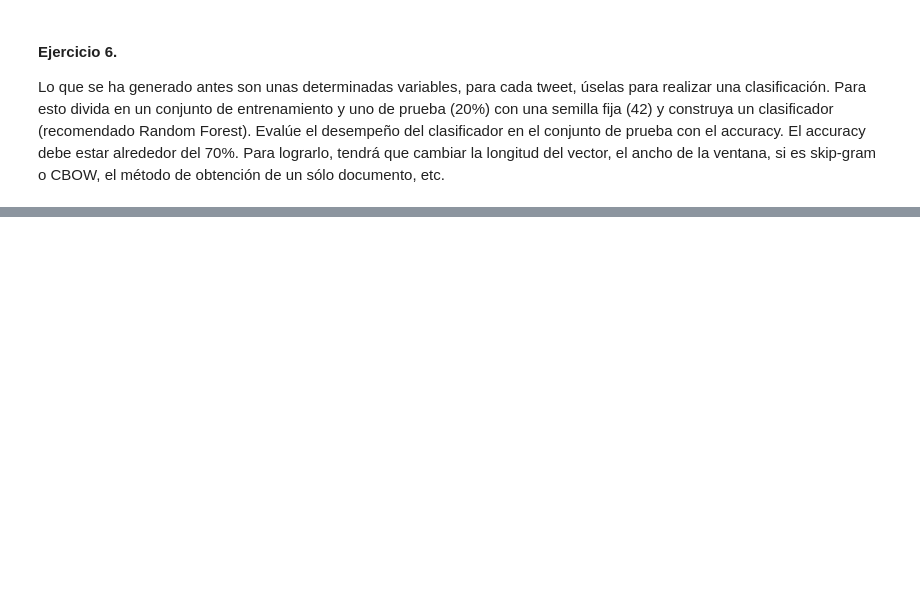
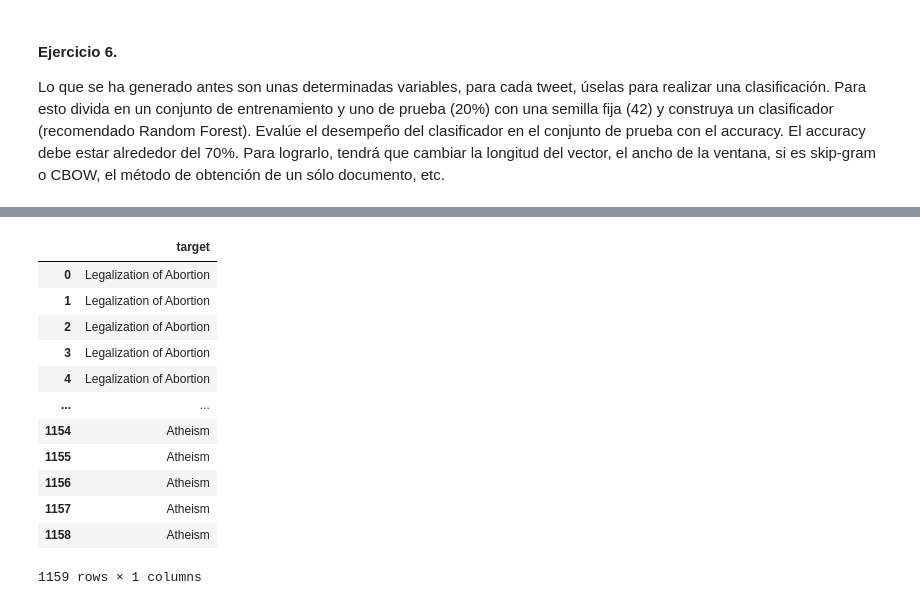
Before and after one commit to jesuarezt/nlp_course, a Jupyter notebook: tareas_talleres/taller_1_2_w2v/FINAL_MBT1_2_est.ipynb, the cells around one changed output, grey strips where cells are left out. Saved outputs shown, nothing was run; the diff lists cells and outputs as text; code cells hidden in the pictures; blank space fills up the shorter version.

```diff
--- a/tareas_talleres/taller_1_2_w2v/FINAL_MBT1_2_est.ipynb
+++ b/tareas_talleres/taller_1_2_w2v/FINAL_MBT1_2_est.ipynb
@@ -352,3 +486,18 @@ X
 # %%
 #obtener variable objetivo
 y=pd.DataFrame(df2['target'])
+y
+# %% [output]
+|  | target |
+| 0 | Legalization of Abortion |
+| 1 | Legalization of Abortion |
+| 2 | Legalization of Abortion |
+| 3 | Legalization of Abortion |
+| 4 | Legalization of Abortion |
+| ... | ... |
+| 1154 | Atheism |
+| 1155 | Atheism |
+| 1156 | Atheism |
+| 1157 | Atheism |
+| 1158 | Atheism |
+1159 rows × 1 columns
```
Also changed, not shown: parts of 33 cells of this notebook, 11 other files.
